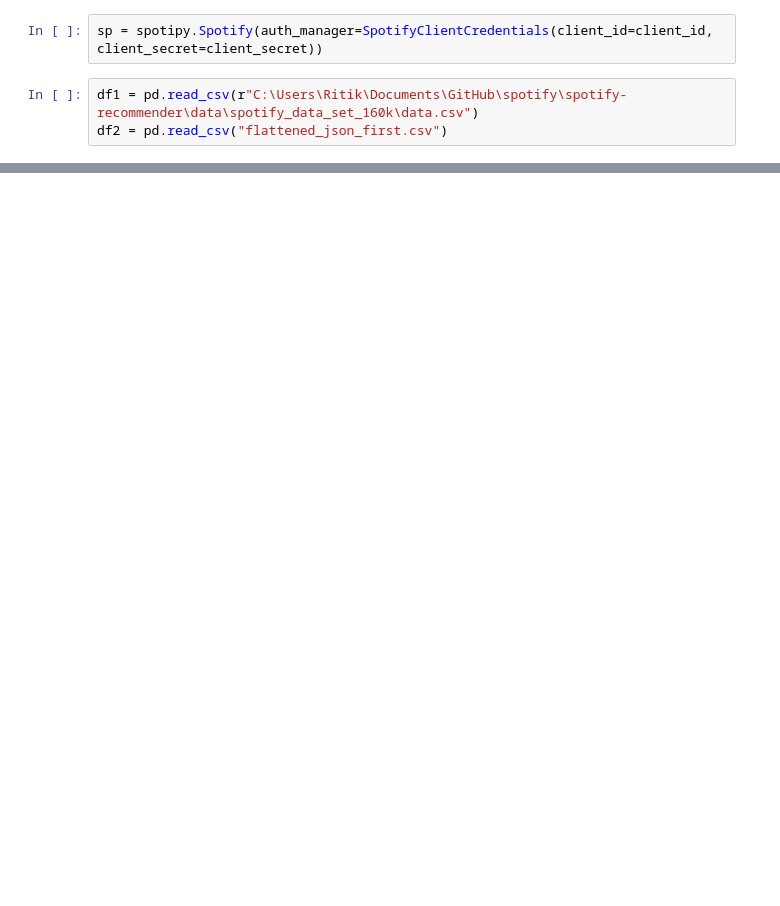
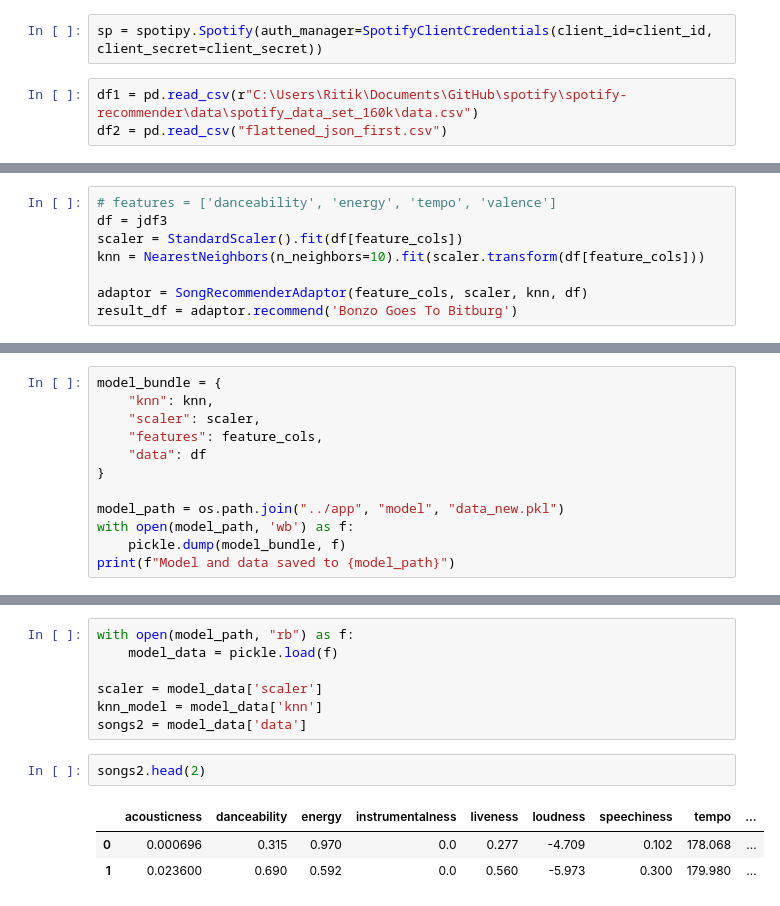
Before and after one commit to ritikrana3906/spotify, a Jupyter notebook: spotify-recommender/notebooks/3_kaggle_data_eda.ipynb, the cells around one changed output, grey strips where cells are left out. Drawn from its saved outputs; the diff is of its cells as text; blank space fills up the shorter version.

```diff
--- a/spotify-recommender/notebooks/3_kaggle_data_eda.ipynb
+++ b/spotify-recommender/notebooks/3_kaggle_data_eda.ipynb
@@ -111,0 +190,8 @@ def recommend_similar_tracks(track_id, top_n=10):
+# %%
+# features = ['danceability', 'energy', 'tempo', 'valence']
+df = jdf3
+scaler = StandardScaler().fit(df[feature_cols])
+knn = NearestNeighbors(n_neighbors=10).fit(scaler.transform(df[feature_cols]))
+
+adaptor = SongRecommenderAdaptor(feature_cols, scaler, knn, df)
+result_df = adaptor.recommend('Bonzo Goes To Bitburg')
@@ -111,0 +211,12 @@ def recommend_similar_tracks(track_id, top_n=10):
+# %%
+model_bundle = {
+    "knn": knn,
+    "scaler": scaler,
+    "features": feature_cols,
+    "data": df
+}
+
+model_path = os.path.join("../app", "model", "data_new.pkl")
+with open(model_path, 'wb') as f:
+    pickle.dump(model_bundle, f)
+print(f"Model and data saved to {model_path}")
@@ -111,0 +236,13 @@ def recommend_similar_tracks(track_id, top_n=10):
+# %%
+with open(model_path, "rb") as f:
+    model_data = pickle.load(f)
+
+scaler = model_data['scaler']
+knn_model = model_data['knn']
+songs2 = model_data['data']
+# %%
+songs2.head(2)
+# %% [output]
+|  | acousticness | danceability | energy | instrumentalness | liveness | loudness | speechiness | tempo | ... |
+| 0 | 0.000696 | 0.315 | 0.970 | 0.0 | 0.277 | -4.709 | 0.102 | 178.068 | ... |
+| 1 | 0.023600 | 0.690 | 0.592 | 0.0 | 0.560 | -5.973 | 0.300 | 179.980 | ... |
```
Also changed, not shown: parts of 41 cells of this notebook, 11 other files.
